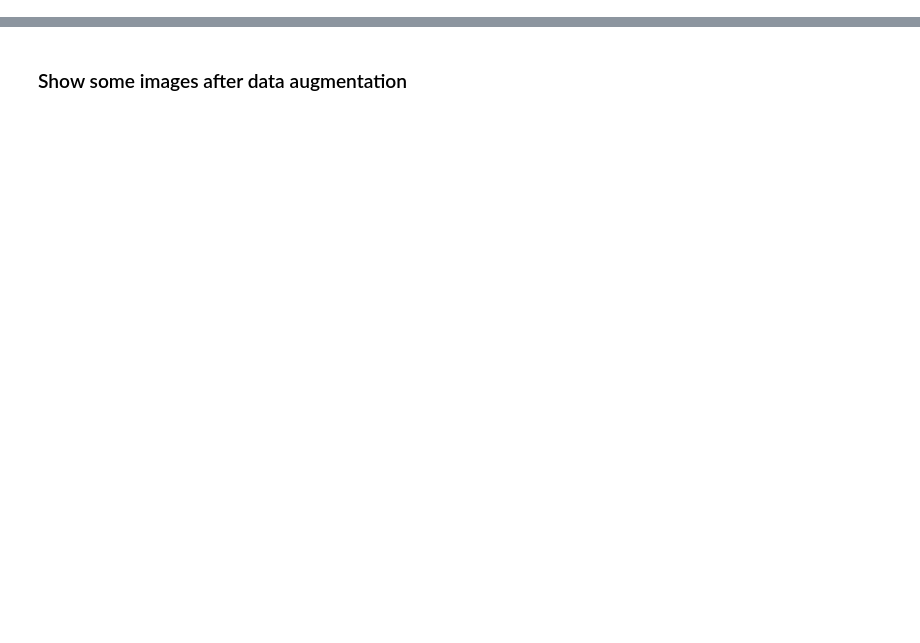
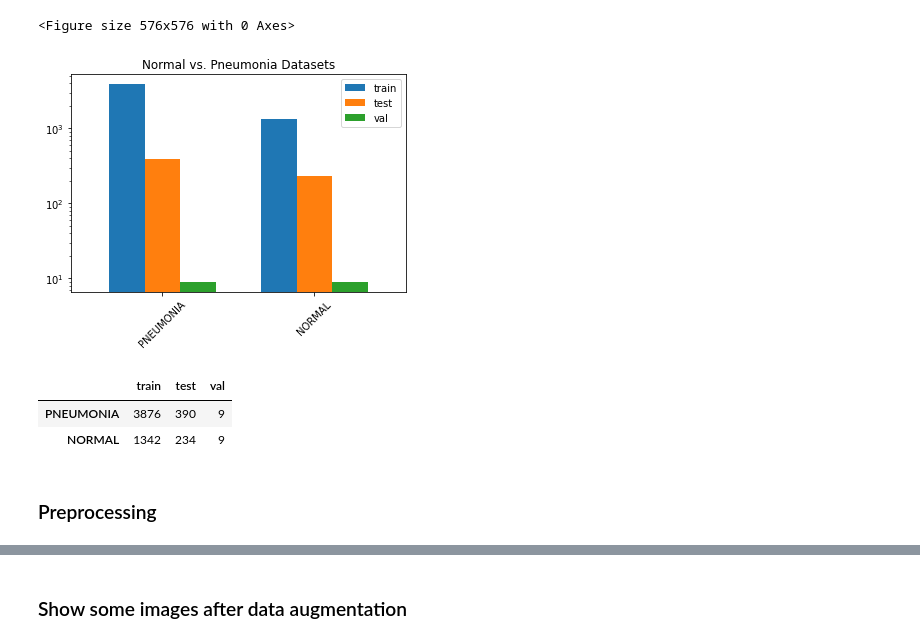
Before and after one commit to TemesgenGT/Transfer-Learning-for-Pneumonia-Detection, a Jupyter notebook: Final_project.ipynb, the cells around one changed output, grey strips where cells are left out. Cells and saved outputs as stored; diff of their text form; code cells hidden in the pictures; blank space fills up the shorter version.

```diff
--- a/Final_project.ipynb
+++ b/Final_project.ipynb
@@ -106 +114,22 @@ plt.show()
+# %%
+category = [ "PNEUMONIA", "NORMAL"]
+
+df = pd.DataFrame({'train':[pneumonia_train_images, normal_train_images],'test':[pneumonia_test_images,
+                            normal_test_images],'val':[pneumonia_val_images,normal_val_images]}, index= category)
+plt.figure(figsize=(8, 8))
+df.plot(kind='bar', rot =45, width=0.7)
+plt.yscale('log')
+plt.legend(loc= 'best')
+plt.title('Normal vs. Pneumonia Datasets')
+plt.show()
+
+df.head()
+# %% [output]
+<Figure size 576x576 with 0 Axes>
+[figure, added]
+|  | train | test | val |
+| PNEUMONIA | 3876 | 390 | 9 |
+| NORMAL | 1342 | 234 | 9 |
+# %% [markdown]
+### Preprocessing
 # %%
```
Also changed, not shown: parts of 37 cells of this notebook.
